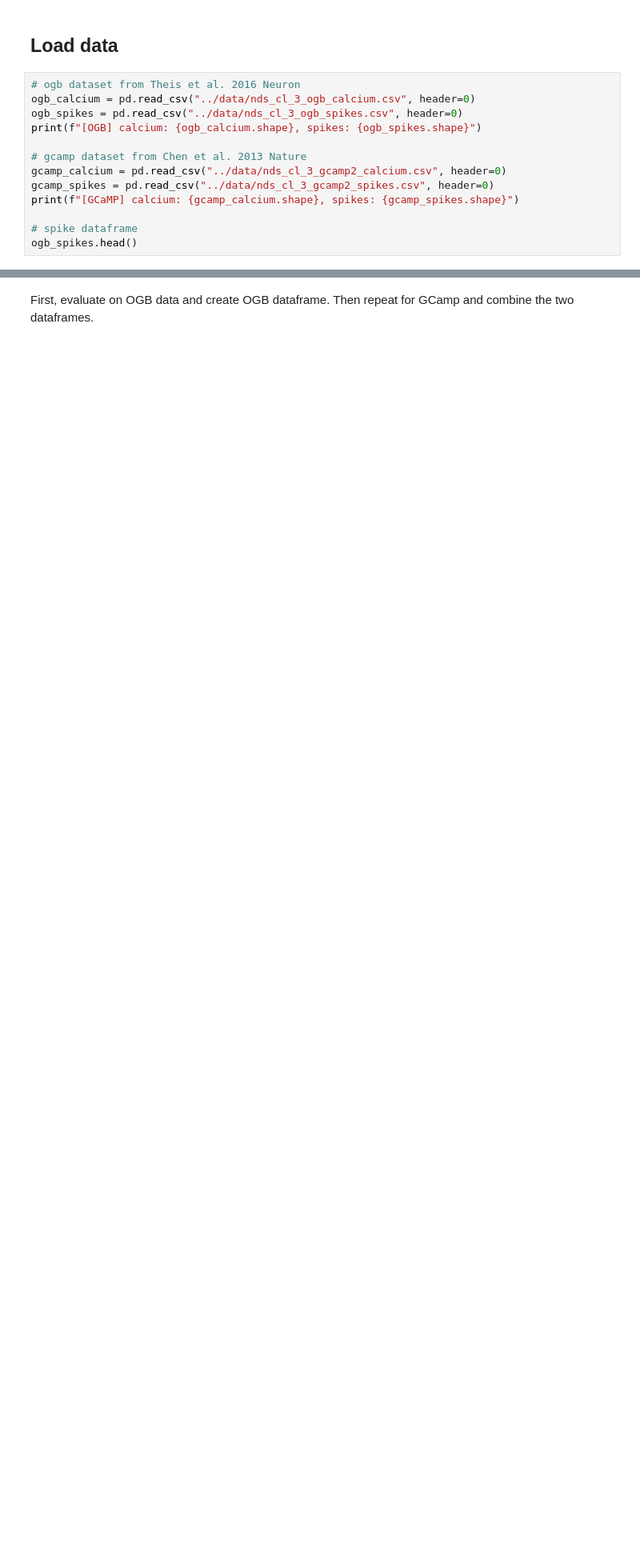
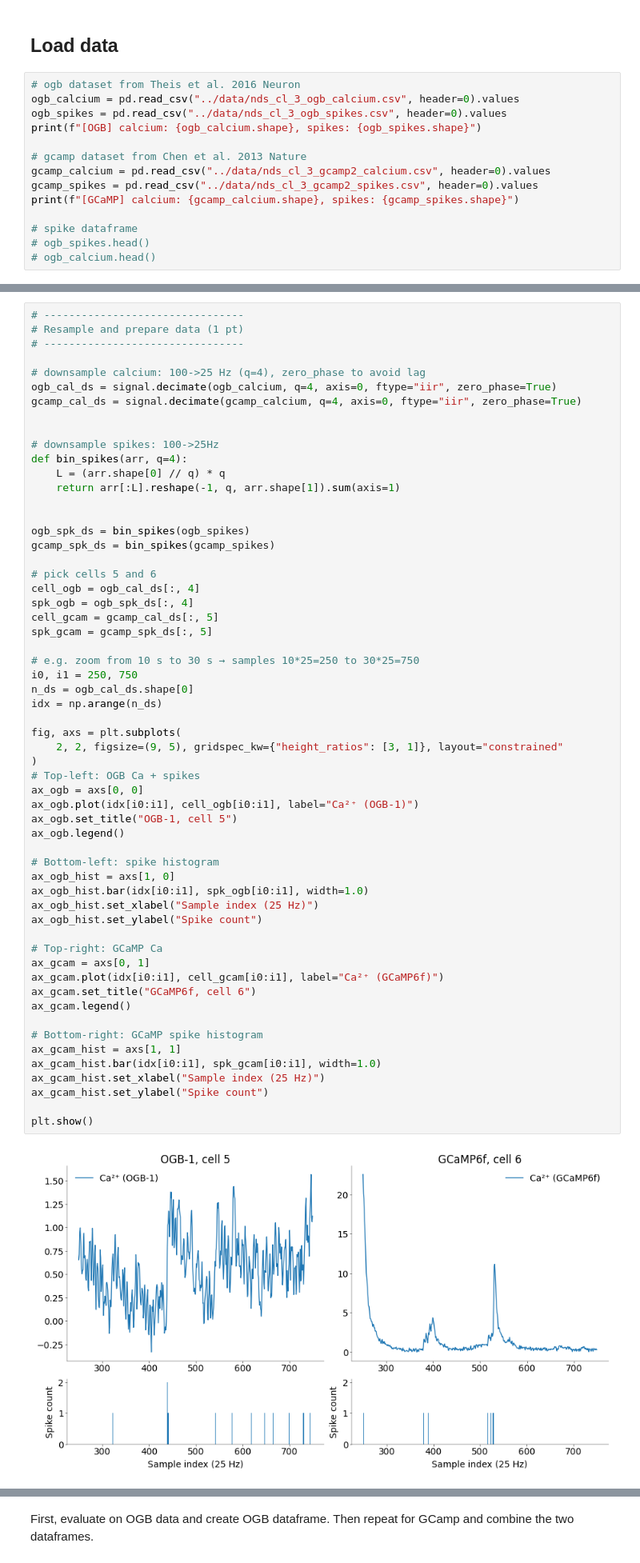
Before and after one commit to flobu98/neural_data_science, a Jupyter notebook: CodingLab3.ipynb, the cells around one changed output, grey strips where cells are left out. Shown at 80% size. Saved outputs shown, nothing was run; the diff lists cells and outputs as text; blank space fills up the shorter version.

```diff
--- a/CodingLab3.ipynb
+++ b/CodingLab3.ipynb
@@ -56,17 +57,18 @@ plt.style.use("../matplotlib_style.txt")
 ## Load data
 # %%
 # ogb dataset from Theis et al. 2016 Neuron
-ogb_calcium = pd.read_csv("../data/nds_cl_3_ogb_calcium.csv", header=0)
-ogb_spikes = pd.read_csv("../data/nds_cl_3_ogb_spikes.csv", header=0)
+ogb_calcium = pd.read_csv("../data/nds_cl_3_ogb_calcium.csv", header=0).values
+ogb_spikes = pd.read_csv("../data/nds_cl_3_ogb_spikes.csv", header=0).values
 print(f"[OGB] calcium: {ogb_calcium.shape}, spikes: {ogb_spikes.shape}")
 
 # gcamp dataset from Chen et al. 2013 Nature
-gcamp_calcium = pd.read_csv("../data/nds_cl_3_gcamp2_calcium.csv", header=0)
-gcamp_spikes = pd.read_csv("../data/nds_cl_3_gcamp2_spikes.csv", header=0)
+gcamp_calcium = pd.read_csv("../data/nds_cl_3_gcamp2_calcium.csv", header=0).values
+gcamp_spikes = pd.read_csv("../data/nds_cl_3_gcamp2_spikes.csv", header=0).values
 print(f"[GCaMP] calcium: {gcamp_calcium.shape}, spikes: {gcamp_spikes.shape}")
 
 # spike dataframe
-ogb_spikes.head()
+# ogb_spikes.head()
+# ogb_calcium.head()
 # %% [output]
 [OGB] calcium: (71986, 11), spikes: (71986, 11)
 [GCaMP] calcium: (23973, 37), spikes: (23973, 37)
@@ -109,3 +81,63 @@ fig, axs = plt.subplots(
+# %%
+# --------------------------------
+# Resample and prepare data (1 pt)
+# --------------------------------
+
+# downsample calcium: 100->25 Hz (q=4), zero_phase to avoid lag
+ogb_cal_ds = signal.decimate(ogb_calcium, q=4, axis=0, ftype="iir", zero_phase=True)
+gcamp_cal_ds = signal.decimate(gcamp_calcium, q=4, axis=0, ftype="iir", zero_phase=True)
+
+
+# downsample spikes: 100->25Hz
+def bin_spikes(arr, q=4):
+    L = (arr.shape[0] // q) * q
+    return arr[:L].reshape(-1, q, arr.shape[1]).sum(axis=1)
+
+
+ogb_spk_ds = bin_spikes(ogb_spikes)
+gcamp_spk_ds = bin_spikes(gcamp_spikes)
+
+# pick cells 5 and 6
+cell_ogb = ogb_cal_ds[:, 4]
+spk_ogb = ogb_spk_ds[:, 4]
+cell_gcam = gcamp_cal_ds[:, 5]
+spk_gcam = gcamp_spk_ds[:, 5]
+
+# e.g. zoom from 10 s to 30 s → samples 10*25=250 to 30*25=750
+i0, i1 = 250, 750
+n_ds = ogb_cal_ds.shape[0]
+idx = np.arange(n_ds)
+
+fig, axs = plt.subplots(
+    2, 2, figsize=(9, 5), gridspec_kw={"height_ratios": [3, 1]}, layout="constrained"
+)
+# Top-left: OGB Ca + spikes
+ax_ogb = axs[0, 0]
+ax_ogb.plot(idx[i0:i1], cell_ogb[i0:i1], label="Ca²⁺ (OGB-1)")
+ax_ogb.set_title("OGB-1, cell 5")
+ax_ogb.legend()
+
+# Bottom-left: spike histogram
+ax_ogb_hist = axs[1, 0]
+ax_ogb_hist.bar(idx[i0:i1], spk_ogb[i0:i1], width=1.0)
+ax_ogb_hist.set_xlabel("Sample index (25 Hz)")
+ax_ogb_hist.set_ylabel("Spike count")
+
+# Top-right: GCaMP Ca
+ax_gcam = axs[0, 1]
+ax_gcam.plot(idx[i0:i1], cell_gcam[i0:i1], label="Ca²⁺ (GCaMP6f)")
+ax_gcam.set_title("GCaMP6f, cell 6")
+ax_gcam.legend()
+
+# Bottom-right: GCaMP spike histogram
+ax_gcam_hist = axs[1, 1]
+ax_gcam_hist.bar(idx[i0:i1], spk_gcam[i0:i1], width=1.0)
+ax_gcam_hist.set_xlabel("Sample index (25 Hz)")
+ax_gcam_hist.set_ylabel("Spike count")
+
+plt.show()
+# %% [output]
+[figure, added]
 # %% [markdown]
 ## Bonus Task (Optional): Calcium preprocessing
 
```
Also changed, not shown: parts of 14 cells of this notebook.
